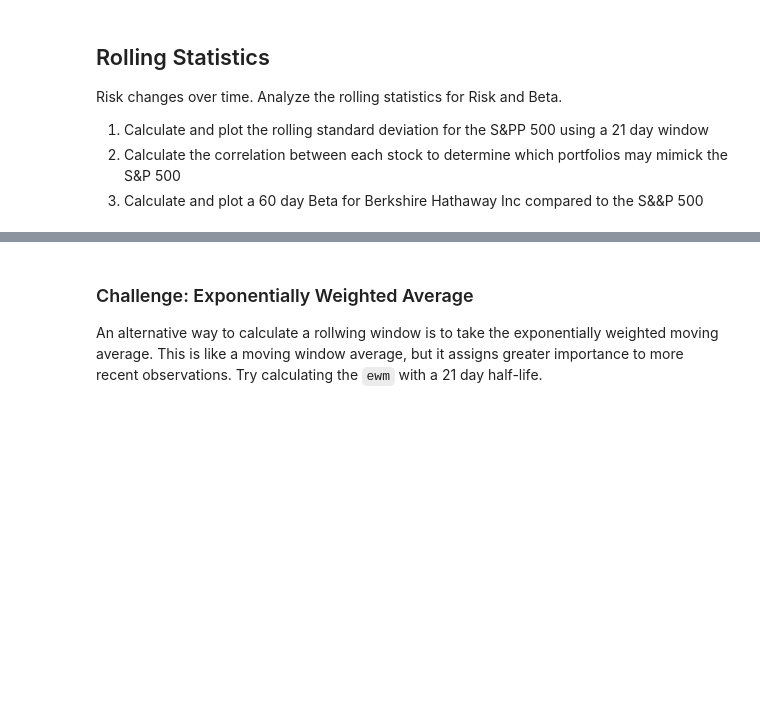
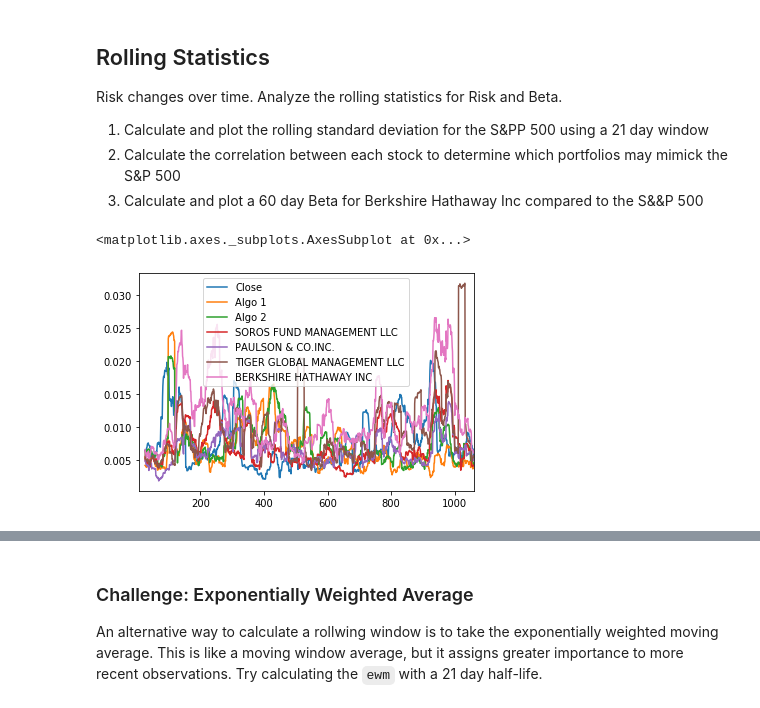
Before and after one commit to alanm1995/alanhw2, a Jupyter notebook: Starter_Code/whale_analysis.ipynb, the cells around one changed output, grey strips where cells are left out. Cells and saved outputs as stored; diff of their text form; code cells hidden in the pictures; blank space fills up the shorter version.

```diff
--- a/Starter_Code/whale_analysis.ipynb
+++ b/Starter_Code/whale_analysis.ipynb
@@ -237,6 +288,11 @@ Risk changes over time. Analyze the rolling statistics for Risk and Beta.
 # %%
 # Calculate and plot the rolling standard deviation for the S&PP 500 using a 21 day window
 # YOUR CODE HERE
+concat_frames.rolling(window=21).std().plot()
+# YOUR CODE HERE
+# %% [output]
+<matplotlib.axes._subplots.AxesSubplot at 0x...>
+[figure, added]
 # %%
 # Correlation
 # YOUR CODE HERE
```
Also changed, not shown: parts of 37 cells of this notebook, 2 other files.
